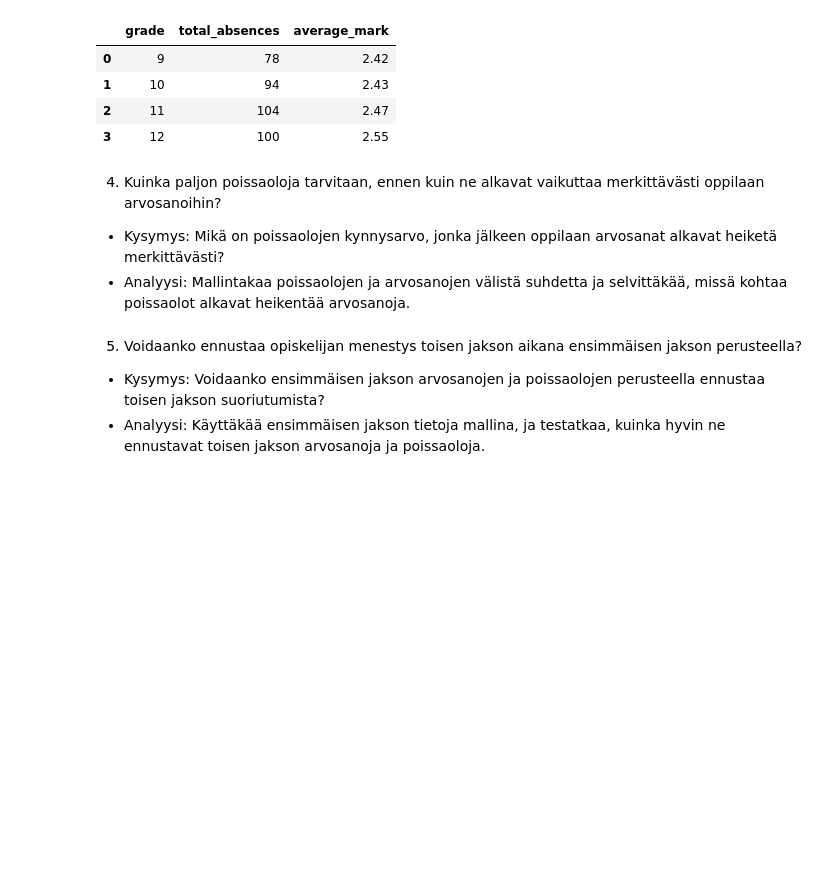
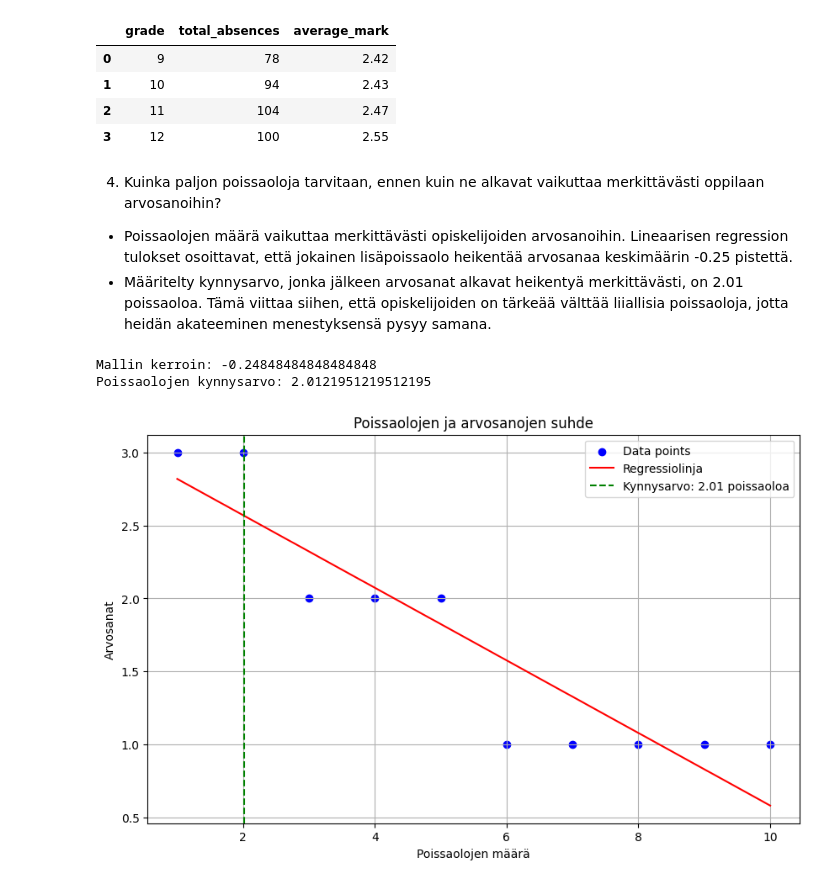
Before and after one commit to Agrinsadon/HighSchoolAttendance-Project, a Jupyter notebook: main.ipynb, the cells around one changed output. Drawn from its saved outputs; the diff is of its cells as text; code cells hidden in the pictures; blank space fills up the shorter version.

Commit message:
Mohammed Sadik Aziz: Lisäsin analysoinnin kysymykseen Kuinka paljon poissaoloja tarvitaan, ennen kuin ne alkavat vaikuttaa merkittävästi oppilaan arvosanoihin?

```diff
--- a/main.ipynb
+++ b/main.ipynb
@@ -97,5 +93,5 @@ grouped_data[['grade', 'total_absences', 'average_mark']].style.format({
 # %% [markdown]
 
 4. Kuinka paljon poissaoloja tarvitaan, ennen kuin ne alkavat vaikuttaa merkittävästi oppilaan arvosanoihin?
--  Kysymys: Mikä on poissaolojen kynnysarvo, jonka jälkeen oppilaan arvosanat alkavat heiketä merkittävästi?
--  Analyysi: Mallintakaa poissaolojen ja arvosanojen välistä suhdetta ja selvittäkää, missä kohtaa poissaolot alkavat heikentää arvosanoja.
+- Poissaolojen määrä vaikuttaa merkittävästi opiskelijoiden arvosanoihin. Lineaarisen regression tulokset osoittavat, että jokainen lisäpoissaolo heikentää arvosanaa keskimäärin -0.25 pistettä.
+ - Määritelty kynnysarvo, jonka jälkeen arvosanat alkavat heikentyä merkittävästi, on 2.01 poissaoloa. Tämä viittaa siihen, että opiskelijoiden on tärkeää välttää liiallisia poissaoloja, jotta heidän akateeminen menestyksensä pysyy samana.
@@ -104,4 +97,0 @@ grouped_data[['grade', 'total_absences', 'average_mark']].style.format({
-# %% [markdown]
-5. Voidaanko ennustaa opiskelijan menestys toisen jakson aikana ensimmäisen jakson perusteella?
--  Kysymys: Voidaanko ensimmäisen jakson arvosanojen ja poissaolojen perusteella ennustaa toisen jakson suoriutumista?
--  Analyysi: Käyttäkää ensimmäisen jakson tietoja mallina, ja testatkaa, kuinka hyvin ne ennustavat toisen jakson arvosanoja ja poissaoloja.
@@ -109,0 +98,49 @@ grouped_data[['grade', 'total_absences', 'average_mark']].style.format({
+# %%
+# Esimerkkidata luodaan DataFrame-muodossa (arvosanat 1–3)
+data = pd.DataFrame({
+    'total_absences': [1, 2, 3, 4, 5, 6, 7, 8, 9, 10],
+    'grade': [3, 3, 2, 2, 2, 1, 1, 1, 1, 1]  # Esimerkkiarvosanat 1-3
+})
+
+# Poistetaan rivit, joilla on puuttuvia arvoja
+data = data.dropna()
+
+# Muutetaan arvosanat liukuluvuiksi (ei välttämätöntä, mutta hyvä käytäntö)
+data['grade'] = data['grade'].astype(float)
+
+# Luodaan hajontakaavio
+plt.figure(figsize=(10, 6))  # Asetetaan kaavion koko
+plt.scatter(data['total_absences'], data['grade'], label='Data points', color='blue')
+plt.xlabel('Poissaolojen määrä')
+plt.ylabel('Arvosanat')
+plt.title('Poissaolojen ja arvosanojen suhde')
+plt.grid()
+
+# Sovitetaan lineaarinen regressiomalli
+model = LinearRegression()
+X = data['total_absences'].values.reshape(-1, 1)  # Muutetaan data mallin vaatimaa muotoon
+y = data['grade']
+model.fit(X, y)
+
+# Tulostetaan mallin kerroin
+print('Mallin kerroin:', model.coef_[0])
+
+# Lasketaan kynnysarvo
+threshold = -0.5 / model.coef_[0]
+print('Poissaolojen kynnysarvo:', threshold)
+
+# Piirretään regressiolinja
+x_values = data['total_absences']
+y_values = model.predict(x_values.values.reshape(-1, 1))
+plt.plot(x_values, y_values, color='red', label='Regressiolinja')
+
+# Merkitään kynnysarvo kaavioon
+plt.axvline(x=threshold, color='green', linestyle='--', label=f'Kynnysarvo: {threshold:.2f} poissaoloa')
+plt.legend()
+
+# Näytetään kaavio
+plt.show()
+# %% [output]
+Mallin kerroin: -0.24848484848484848
+Poissaolojen kynnysarvo: 2.0121951219512195
+[figure, added]
```
Also changed, not shown: parts of 6 cells of this notebook.
